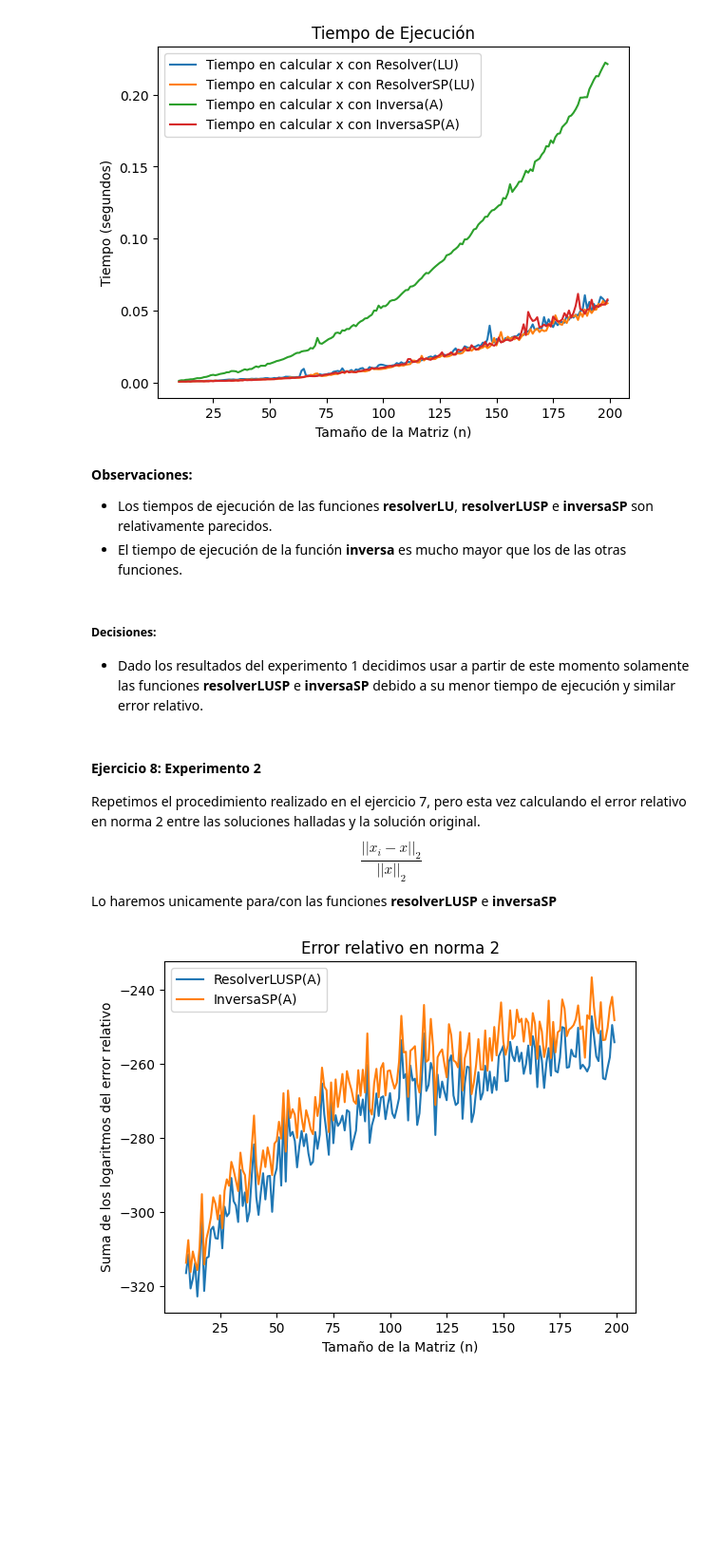
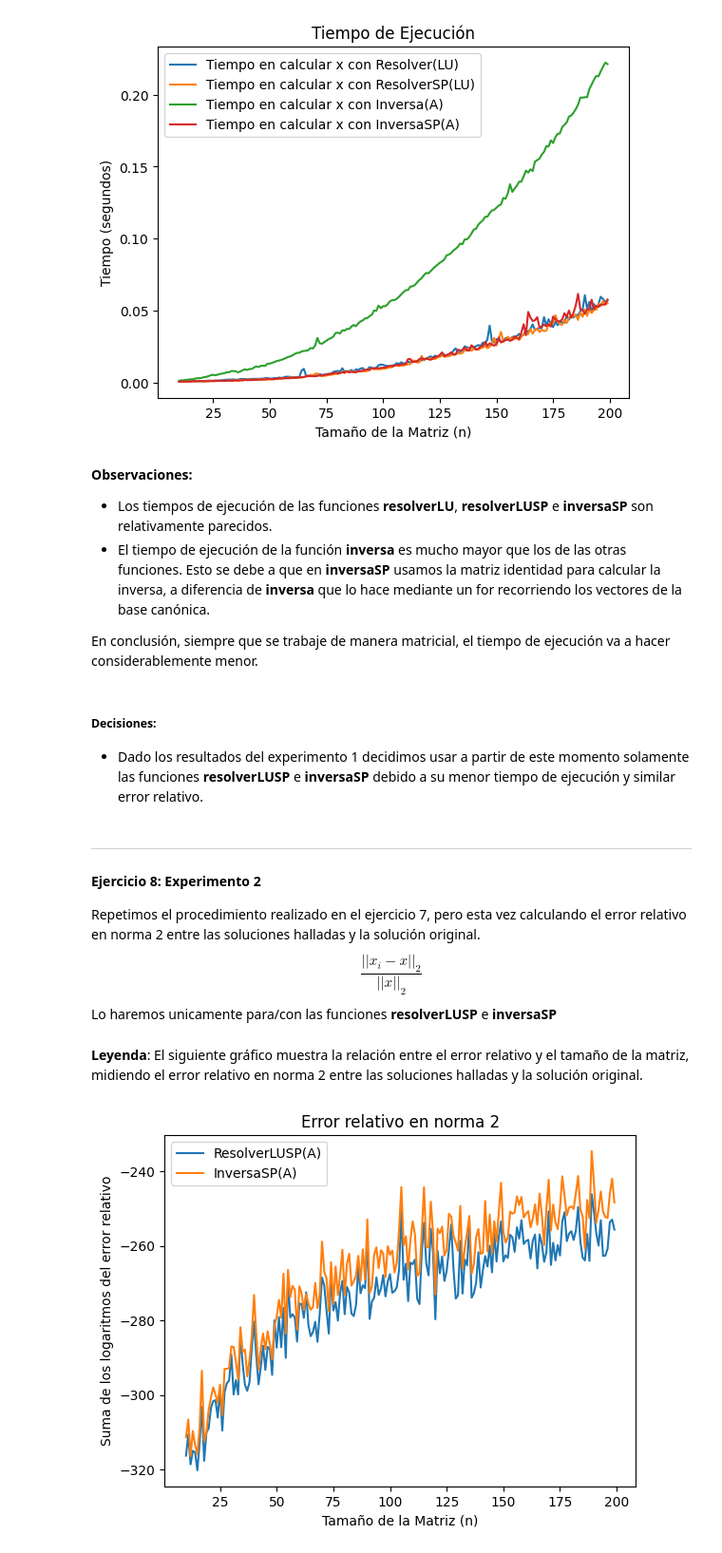
Before and after one commit to MarioSigal/TPs-Algebra_Lineal_Computacional, a Jupyter notebook: tp_solucion.ipynb, the cells around one changed output. Shown at 95% size. Cells and saved outputs as stored; diff of their text form; code cells hidden in the pictures; blank space fills up the shorter version.

```diff
--- a/tp_solucion.ipynb
+++ b/tp_solucion.ipynb
@@ -449,7 +451,7 @@ __Observaciones:__
 # %% [markdown]
 __Leyenda:__ El siguiente gráfico muestra la relación entre el tiempo de ejecución y el tamaño de la matriz
 # %%
-n = np.arange(10, len(v1))
+n = np.arange(10, len(tiempo1))
 plt.plot(n, tiempo1[10:], label='Tiempo en calcular x con Resolver(LU)')
 plt.plot(n, tiempo2[10:], label='Tiempo en calcular x con ResolverSP(LU)')
 plt.plot(n, tiempo3[10:], label='Tiempo en calcular x con Inversa(A)')
@@ -467,11 +469,14 @@ plt.show()
 # %% [markdown]
 __Observaciones:__
 - Los tiempos de ejecución de las funciones __resolverLU__, __resolverLUSP__ e __inversaSP__ son relativamente parecidos.
-- El tiempo de ejecución de la función __inversa__ es mucho mayor que los de las otras funciones.
+- El tiempo de ejecución de la función __inversa__ es mucho mayor que los de las otras funciones. Esto se debe a que en __inversaSP__ usamos la matriz identidad para calcular la inversa, a diferencia de __inversa__ que lo hace mediante un for recorriendo los vectores de la base canónica.
+
+En conclusión, siempre que se trabaje de manera matricial, el tiempo de ejecución va a hacer considerablemente menor.
 # %% [markdown]
 ##### Decisiones:
 - Dado los resultados del experimento 1 decidimos usar a partir de este momento solamente las funciones __resolverLUSP__ e __inversaSP__ debido a su menor tiempo de ejecución y similar error relativo.
 # %% [markdown]
+---
 #### Ejercicio 8: Experimento 2
 Repetimos el procedimiento realizado en el ejercicio 7, pero esta vez calculando el error relativo en norma 2 entre las soluciones halladas y la solución original.
 $$ \frac{|| x_{i} - x ||_{2}}{||x||_{2}} $$
@@ -503,16 +508,18 @@ for n in range(10, 201):
 
     v5[n-1] = suma_errores_res
     v6[n-1] = suma_errores_inv
+# %% [markdown]
+__Leyenda__: El siguiente gráfico muestra la relación entre el error relativo y el tamaño de la matriz, midiendo el error relativo en norma 2 entre las soluciones halladas y la solución original.
 # %%
-n = np.arange(10, len(v1))
+n = np.arange(10, len(v5))
 plt.plot(n, v5[10:], label='ResolverLUSP(A)')
 plt.plot(n, v6[10:], label='InversaSP(A)')
 
 plt.xlabel('Tamaño de la Matriz (n)')
 plt.ylabel('Suma de los logaritmos del error relativo')
 plt.title('Error relativo en norma 2')
 
 plt.legend()
 plt.show()
 # %% [output]
-[figure, old version]
+[figure, new version]
```
Also changed, not shown: parts of 25 cells of this notebook.
